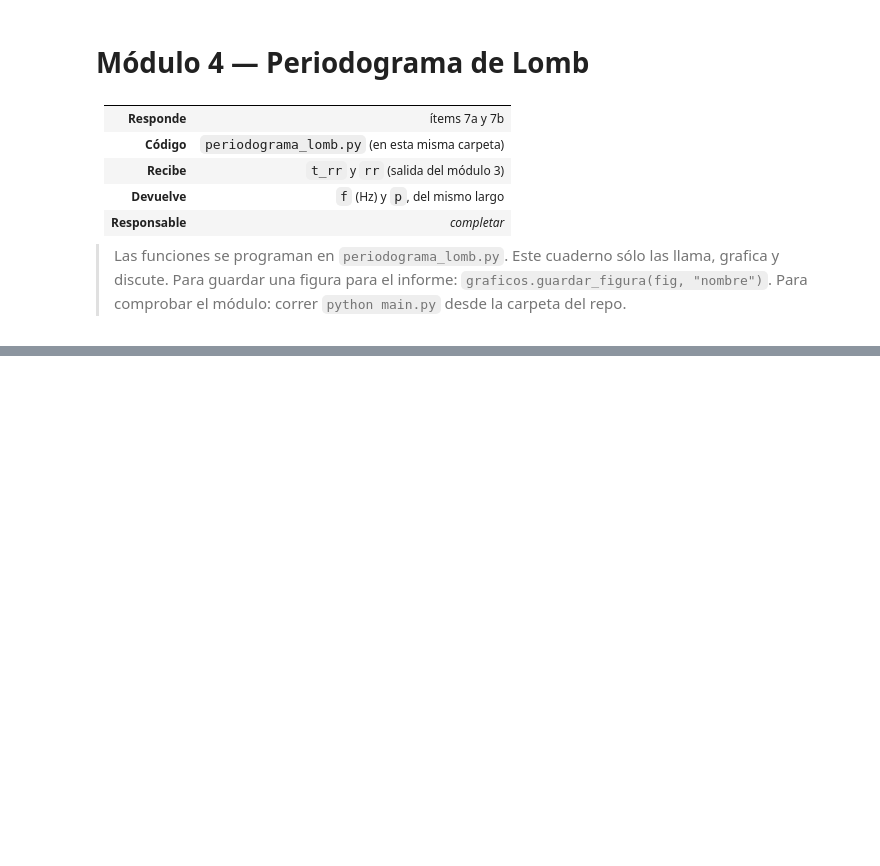
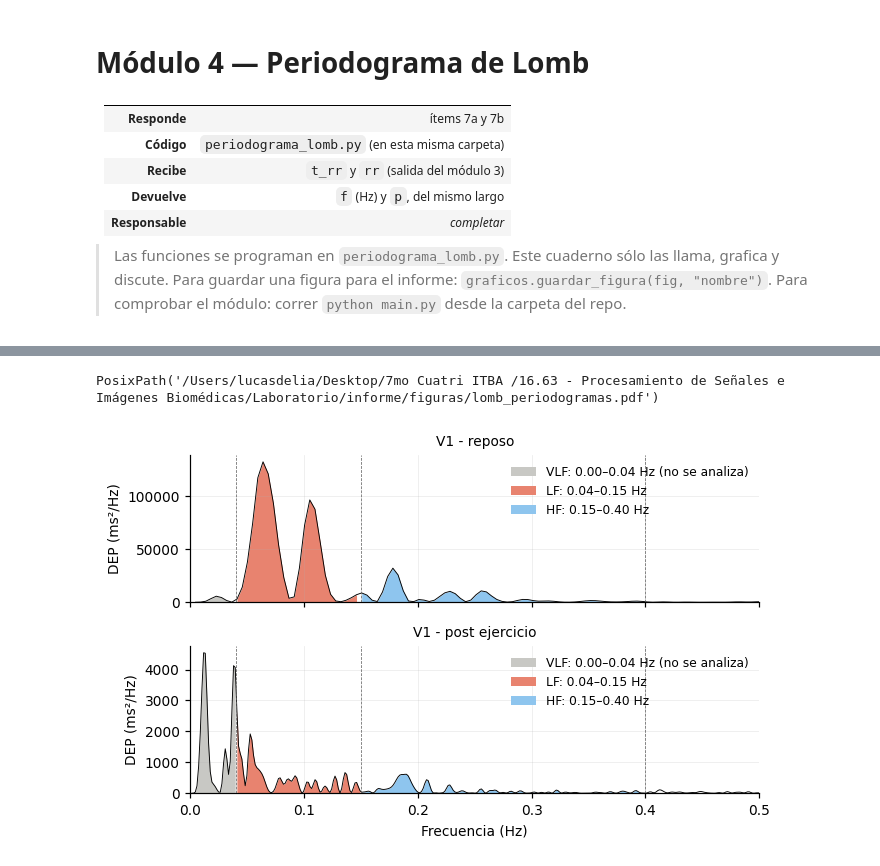
Before and after one commit to PurrthagorasCat/Informe-Laboratorio-ECG---PSIB---Grupo-2-, a Jupyter notebook: modulos/m4_periodograma_lomb/periodograma_lomb.ipynb, the cells around one changed output, grey strips where cells are left out. Cells and saved outputs as stored; diff of their text form; code cells hidden in the pictures; blank space fills up the shorter version.

```diff
--- a/modulos/m4_periodograma_lomb/periodograma_lomb.ipynb
+++ b/modulos/m4_periodograma_lomb/periodograma_lomb.ipynb
@@ -42,2 +153,0 @@ f, p = periodograma_lomb.periodograma_lomb(t_rr_prueba, rr_prueba)
-# %%
-resultados = procesar_todos(hasta="lomb")
@@ -48,0 +154,11 @@ resultados = procesar_todos(hasta="lomb")
+# %%
+# --- Periodograma de Lomb de cada registro ---
+for res in resultados:
+    res.f, res.p = lomb.periodograma_lomb(res.t_rr, res.rr)
+
+# Figura del informe (sección 3.4): todos los registros juntos, eje y logarítmico
+fig = lomb.figura_periodogramas(resultados)
+graficos.guardar_figura(fig, "lomb_periodogramas")
+# %% [output]
+PosixPath('/Users/lucasdelia/Desktop/7mo Cuatri ITBA /16.63 - Procesamiento de Señales e Imágenes Biomédicas/Laboratorio/informe/figuras/lomb_periodogramas.pdf')
+[figure, added]
```
Also changed, not shown: parts of 21 cells of this notebook, 9 other files.
